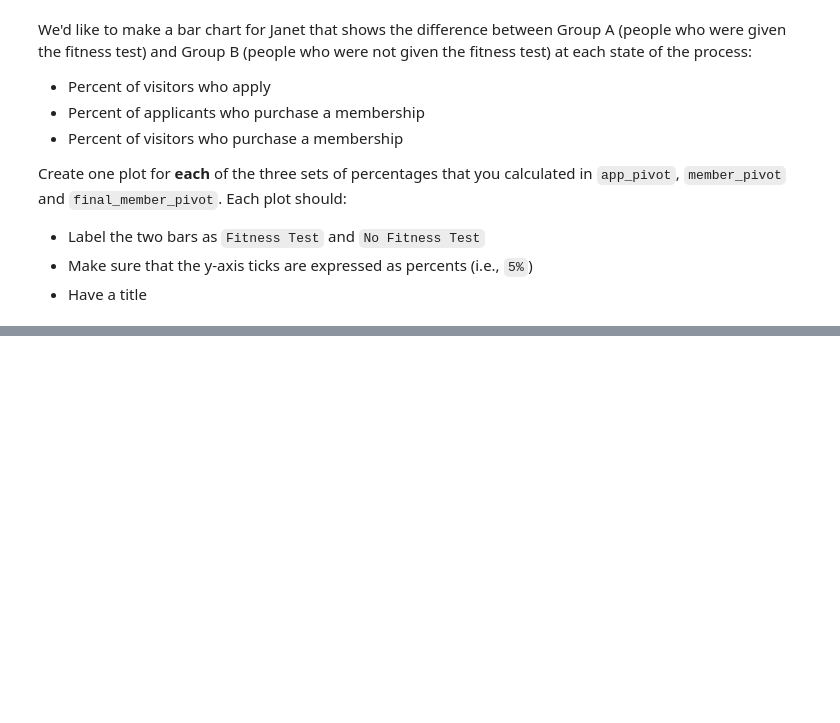
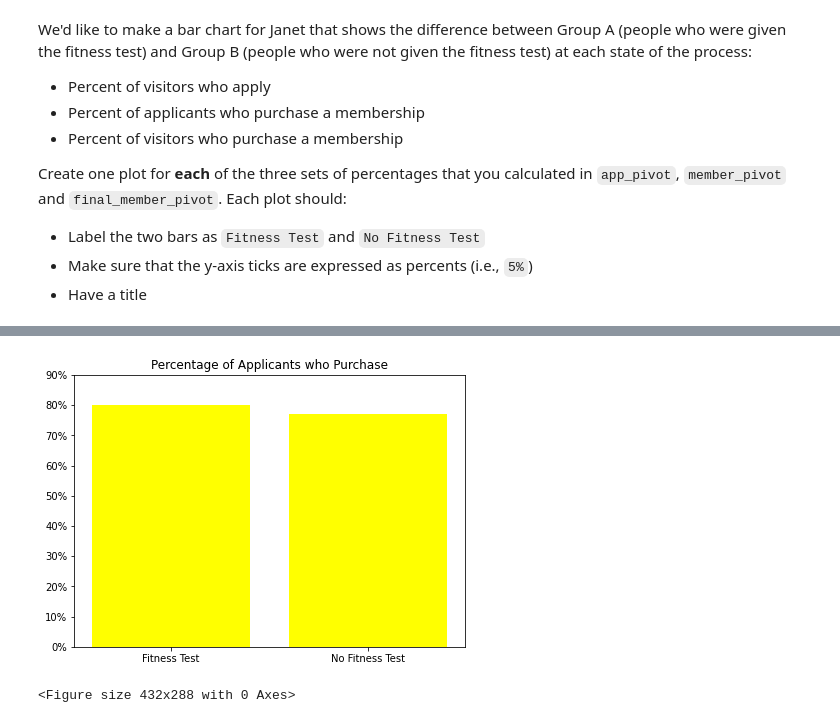
Before and after one commit to rebecca-agyei/MuscleHub-A-B-Test, a Jupyter notebook: musclehub.ipynb, the cells around one changed output, grey strips where cells are left out. Cells and saved outputs as stored; diff of their text form; code cells hidden in the pictures; blank space fills up the shorter version.

```diff
--- a/musclehub.ipynb
+++ b/musclehub.ipynb
@@ -221,3 +221,6 @@ Recall that the sign-up process for MuscleHub has several steps:
 Let's examine how many people make it to Step 2, filling out an application.
 
 Start by creating a new column in `df` called `is_application` which is `Application` if `application_date` is not `None` and `No Application`, otherwise.
+# %%
+df['is_application'] = df.application_date.apply(lambda x: 'Application' if pd.notnull(x) else 'No Application')
+df.head()
@@ -245,3 +295,6 @@ Is this result significant?
 Of those who picked up an application, how many purchased a membership?
 
 Let's begin by adding a column to `df` called `is_member` which is `Member` if `purchase_date` is not `None`, and `Not Member` otherwise.
+# %%
+df['is_member'] = df['purchase_date'].apply(lambda x: 'Member' if pd.notnull(x) else 'Not Member')
+df.head()
@@ -248,2 +308,5 @@ Let's begin by adding a column to `df` called `is_member` which is `Member` if `
 # %% [markdown]
 Now, let's create a DataFrame called `just_apps` the contains only people who picked up an application.
+# %%
+just_apps = just_apps = df[df.is_application == 'Application']
+just_apps.head()
@@ -256,3 +326,13 @@ Great! Now, let's do a `groupby` to find out how many people in `just_apps` are
 |1|B|?|?|?|?|
 
 Save your final DataFrame as `member_pivot`.
+# %%
+members_counts = just_apps.groupby(['ab_test_group', 'is_member']).first_name.count().reset_index()
+
+member_pivot = members_counts.pivot(columns='is_member', index='ab_test_group', values='first_name').reset_index()
+
+member_pivot['Total'] = member_pivot['Member'] + member_pivot['Not Member']
+
+member_pivot['Percent Purchase'] = member_pivot['Member'] / member_pivot['Total']
+
+member_pivot
@@ -288,0 +424,18 @@ Create one plot for **each** of the three sets of percentages that you calculate
+# %%
+# Percentage of Applicants who Purchase
+
+plt.figure(figsize=(7, 5))
+ax = plt.subplot()
+x1 = range(len(member_pivot))
+y1 = member_pivot['Percent Purchase'].values
+plt.bar(x1, y1, color='yellow')
+ax.set_xticks(x1)
+ax.set_xticklabels(['Fitness Test', 'No Fitness Test'])
+ax.set_yticks([0, 0.1, 0.2, 0.3, 0.4, 0.5, 0.6, 0.7, 0.8, 0.9])
+ax.set_yticklabels(['0%', '10%', '20%', '30%', '40%', '50%', '60%', '70%', '80%', '90%'])
+plt.title('Percentage of Applicants who Purchase')
+plt.show()
+plt.savefig('percentage_apply_purchase.png')
+# %% [output]
+[figure, added]
+<Figure size 432x288 with 0 Axes>
```
Also changed, not shown: parts of 14 cells of this notebook, 3 other files.
